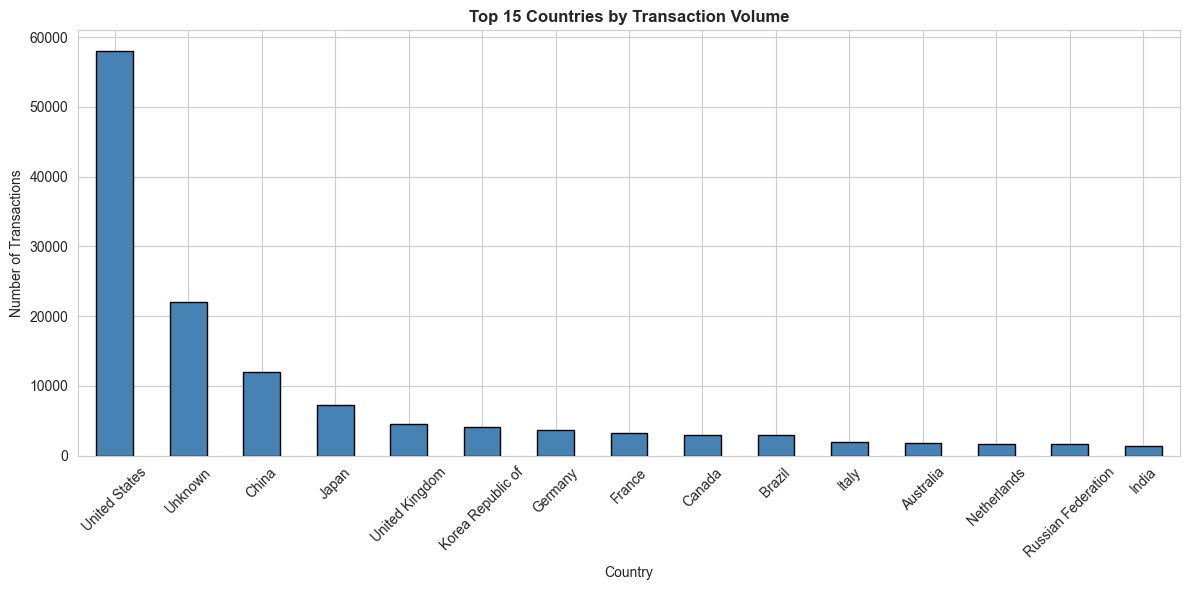
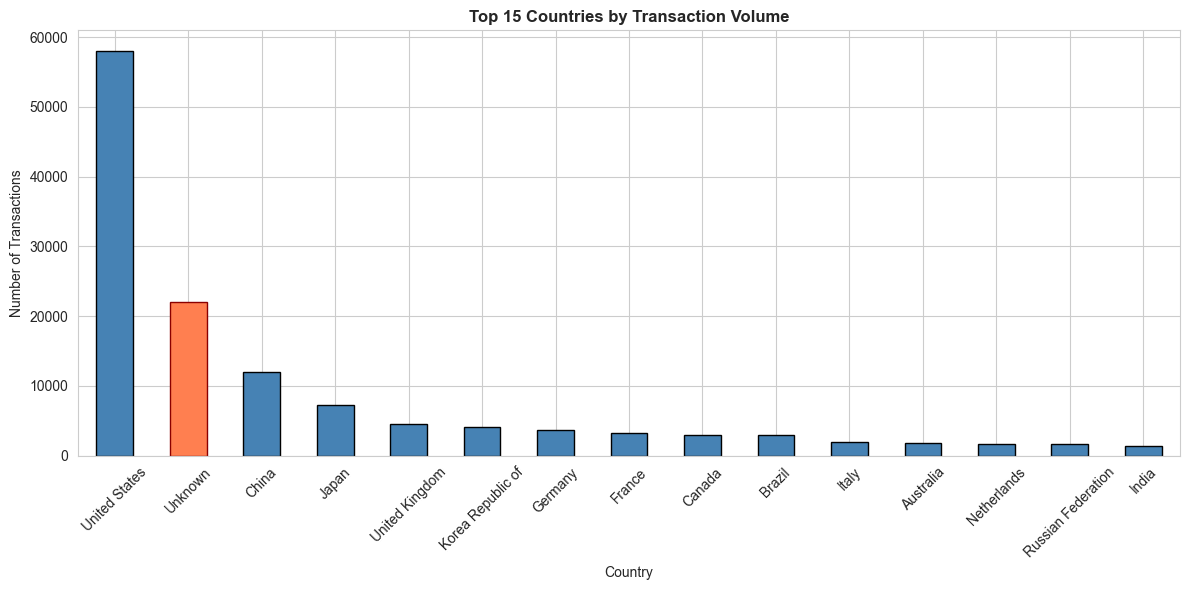
Code edit (unified diff) that turned the first committed figure into the second:
--- before
+++ after
@@ -1,6 +1,14 @@
 fig, ax = plt.subplots(figsize=(12, 6))
 
+# Option 1: With Unknown
 top_countries = df['country'].value_counts().head(15)
 top_countries.plot(kind='bar', ax=ax, color='steelblue', edgecolor='black')
+
+# Highlight Unknown bar
+if 'Unknown' in top_countries.index:
+    unknown_idx = list(top_countries.index).index('Unknown')
+    ax.patches[unknown_idx].set_color('coral')
+    ax.patches[unknown_idx].set_edgecolor('darkred')
+
 ax.set_title('Top 15 Countries by Transaction Volume', fontsize=12, fontweight='bold')
 ax.set_xlabel('Country')
@@ -11,4 +19,32 @@
 plt.show()
 
-# Key insight: Most transactions come from few countries
-print(f"Top 3 countries account for {top_countries.head(3).sum()/len(df)*100:.1f}% of transactions")
+# Print insights
+print("="*60)
+print("GEOGRAPHIC DISTRIBUTION INSIGHTS")
+print("="*60)
+
+# With Unknown included
+top3_pct = top_countries.head(3).sum() / len(df) * 100
+print(f"Top 3 countries (including Unknown): {top3_pct:.1f}% of transactions")
+
+# Without Unknown
+df_known = df[df['country'] != 'Unknown']
+top3_known = df_known['country'].value_counts().head(3).sum() / len(df_known) * 100
+print(f"Top 3 countries (excluding Unknown): {top3_known:.1f}% of KNOWN transactions")
+
+# Unknown stats
+unknown_count = df[df['country'] == 'Unknown'].shape[0]
+unknown_pct = unknown_count / len(df) * 100
+unknown_fraud = df[df['country'] == 'Unknown']['class'].mean() * 100
+overall_fraud = df['class'].mean() * 100
+
+print(f"\n'Unknown' geolocation: {unknown_count:,} transactions ({unknown_pct:.1f}%)")
+print(f"  Fraud rate for Unknown: {unknown_fraud:.2f}% vs overall: {overall_fraud:.2f}%")
+
+# Interpretation
+if unknown_fraud < overall_fraud:
+    print("\n 'Unknown' has LOWER fraud risk than average.")
+    print("   These are likely legitimate corporate VPNs, cloud services, or valid private IP ranges.")
+    print("   Recommendation: Keep in dataset - not a fraud signal.")
+else:
+    print("\n 'Unknown' has HIGHER fraud risk - investigate further.")

Commit: feat: complete eda analysis for fraud data